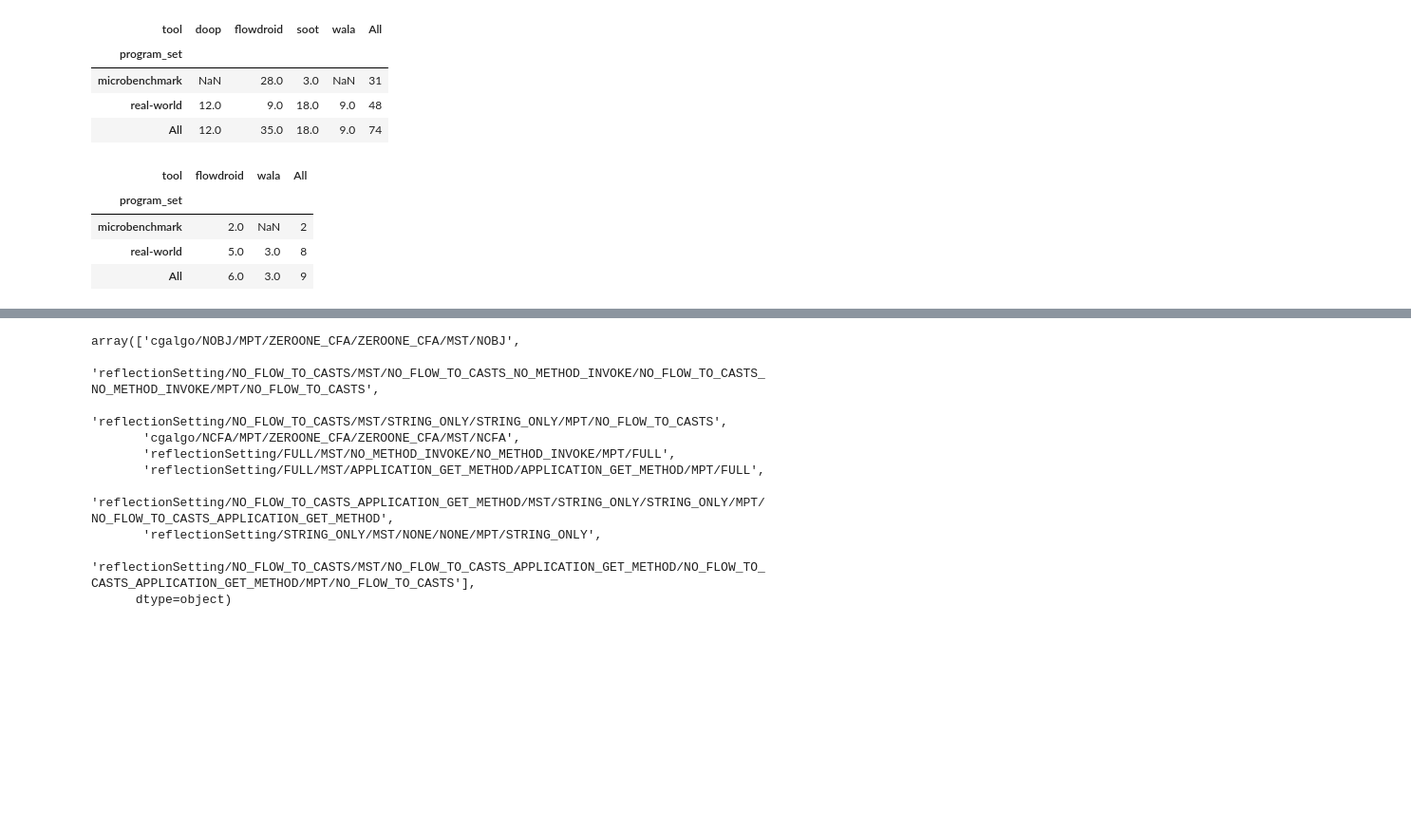
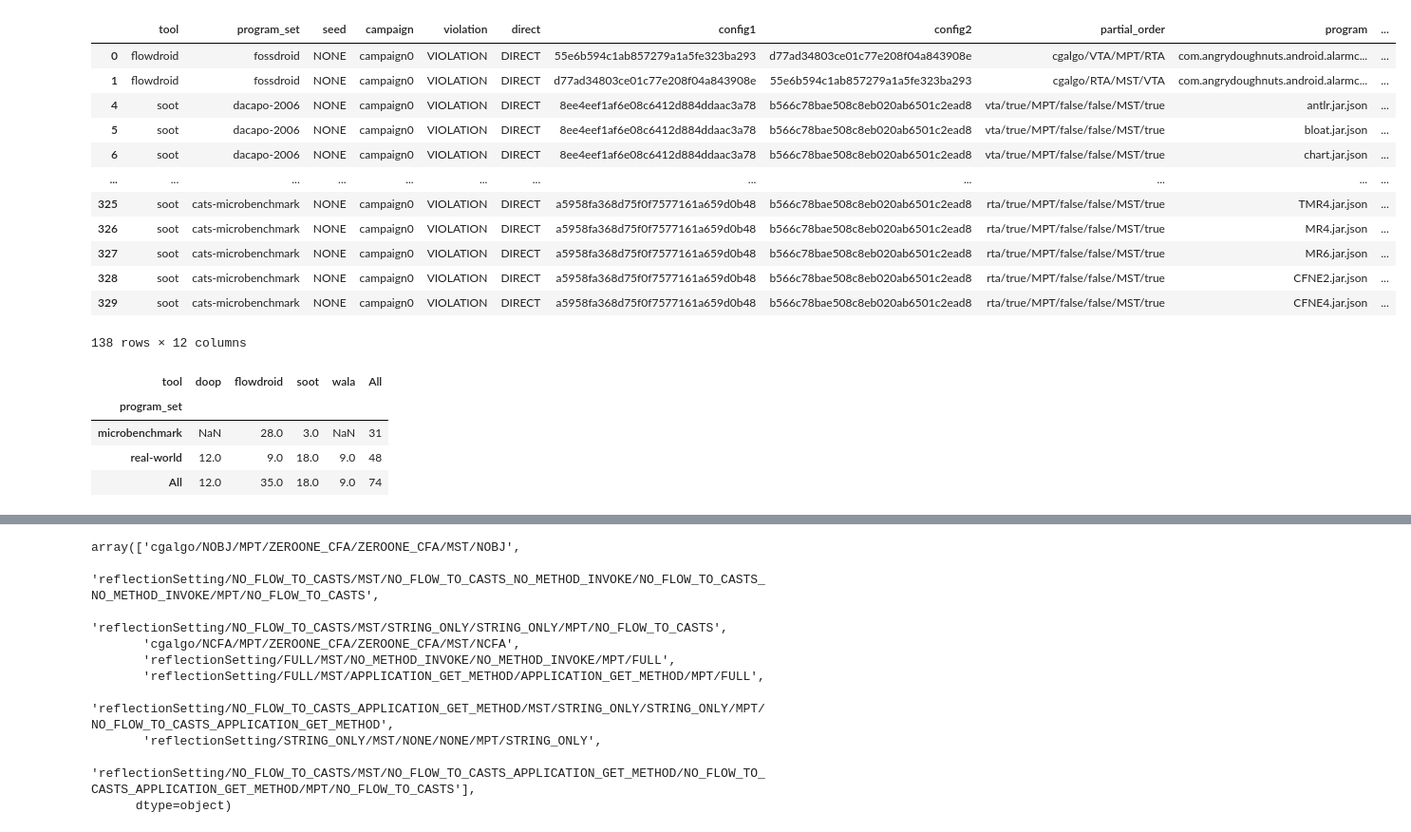
Before and after one commit to UTD-FAST-Lab/ECSTATIC, a Jupyter notebook: scripts/analysis/rq1.ipynb, the cells around one changed output, grey strips where cells are left out. Shown at 95% size. Drawn from its saved outputs; the diff is of its cells as text; code cells hidden in the pictures; blank space fills up the shorter version.

```diff
--- a/scripts/analysis/rq1.ipynb
+++ b/scripts/analysis/rq1.ipynb
@@ -21,3 +8,19 @@ array(['1-object-1-type-sensitive+heap/1-type-sensitive+heap',
+# %%
+df[(df['seed'] == 'NONE') & (df['tool'] != 'doop') & ~(df['program'].str.contains('eclipse'))]
+# %% [output]
+|  | tool | program_set | seed | campaign | violation | direct | config1 | config2 | partial_order | program | ... |
+| 0 | flowdroid | fossdroid | NONE | campaign0 | VIOLATION | DIRECT | 55e6b594c1ab857279a1a5fe323ba293 | d77ad34803ce01c77e208f04a843908e | cgalgo/VTA/MPT/RTA | com.angrydoughnuts.android.alarmc... | ... |
+| 1 | flowdroid | fossdroid | NONE | campaign0 | VIOLATION | DIRECT | d77ad34803ce01c77e208f04a843908e | 55e6b594c1ab857279a1a5fe323ba293 | cgalgo/RTA/MST/VTA | com.angrydoughnuts.android.alarmc... | ... |
+| 4 | soot | dacapo-2006 | NONE | campaign0 | VIOLATION | DIRECT | 8ee4eef1af6e08c6412d884ddaac3a78 | b566c78bae508c8eb020ab6501c2ead8 | vta/true/MPT/false/false/MST/true | antlr.jar.json | ... |
+| 5 | soot | dacapo-2006 | NONE | campaign0 | VIOLATION | DIRECT | 8ee4eef1af6e08c6412d884ddaac3a78 | b566c78bae508c8eb020ab6501c2ead8 | vta/true/MPT/false/false/MST/true | bloat.jar.json | ... |
+| 6 | soot | dacapo-2006 | NONE | campaign0 | VIOLATION | DIRECT | 8ee4eef1af6e08c6412d884ddaac3a78 | b566c78bae508c8eb020ab6501c2ead8 | vta/true/MPT/false/false/MST/true | chart.jar.json | ... |
+| ... | ... | ... | ... | ... | ... | ... | ... | ... | ... | ... | ... |
+| 325 | soot | cats-microbenchmark | NONE | campaign0 | VIOLATION | DIRECT | a5958fa368d75f0f7577161a659d0b48 | b566c78bae508c8eb020ab6501c2ead8 | rta/true/MPT/false/false/MST/true | TMR4.jar.json | ... |
+| 326 | soot | cats-microbenchmark | NONE | campaign0 | VIOLATION | DIRECT | a5958fa368d75f0f7577161a659d0b48 | b566c78bae508c8eb020ab6501c2ead8 | rta/true/MPT/false/false/MST/true | MR4.jar.json | ... |
+| 327 | soot | cats-microbenchmark | NONE | campaign0 | VIOLATION | DIRECT | a5958fa368d75f0f7577161a659d0b48 | b566c78bae508c8eb020ab6501c2ead8 | rta/true/MPT/false/false/MST/true | MR6.jar.json | ... |
+| 328 | soot | cats-microbenchmark | NONE | campaign0 | VIOLATION | DIRECT | a5958fa368d75f0f7577161a659d0b48 | b566c78bae508c8eb020ab6501c2ead8 | rta/true/MPT/false/false/MST/true | CFNE2.jar.json | ... |
+| 329 | soot | cats-microbenchmark | NONE | campaign0 | VIOLATION | DIRECT | a5958fa368d75f0f7577161a659d0b48 | b566c78bae508c8eb020ab6501c2ead8 | rta/true/MPT/false/false/MST/true | CFNE4.jar.json | ... |
+138 rows × 12 columns
 # %%
 transform = df.replace({'cats-microbenchmark':'microbenchmark','droidbench':'microbenchmark','dacapo-2006':'real-world','fossdroid':'real-world'})
 pvt = pd.pivot_table(transform, index='program_set', values='partial_order', columns=['tool'], aggfunc=lambda x: len(x.unique()), margins=True)
@@ -28,17 +31,3 @@ pvt
 | microbenchmark | NaN | 28.0 | 3.0 | NaN | 31 |
 | real-world | 12.0 | 9.0 | 18.0 | 9.0 | 48 |
 | All | 12.0 | 35.0 | 18.0 | 9.0 | 74 |
-# %%
-only_default = df[(df.seed == 'NONE') & ~(df.campaign.str.startswith('full'))]
-transform = df.replace({'cats-microbenchmark':'microbenchmark','droidbench':'microbenchmark','dacapo-2006':'real-world','fossdroid':'real-world'})
-transform = transform[(transform.seed != 'NONE')]
-transform = transform[~transform.campaign.str.startswith('full')]
-# transform = transform[~transform.partial_order.isin(only_default.partial_order)]
-pvt = pd.pivot_table(transform, index='program_set', values='partial_order', columns=['tool'], aggfunc=lambda x: len(x.unique()), margins=True)
-pvt
-# %% [output]
-| tool | flowdroid | wala | All |
-| program_set |  |  |  |
-| microbenchmark | 2.0 | NaN | 2 |
-| real-world | 5.0 | 3.0 | 8 |
-| All | 6.0 | 3.0 | 9 |
```
Also changed, not shown: parts of 5 cells of this notebook, 1 other file.
